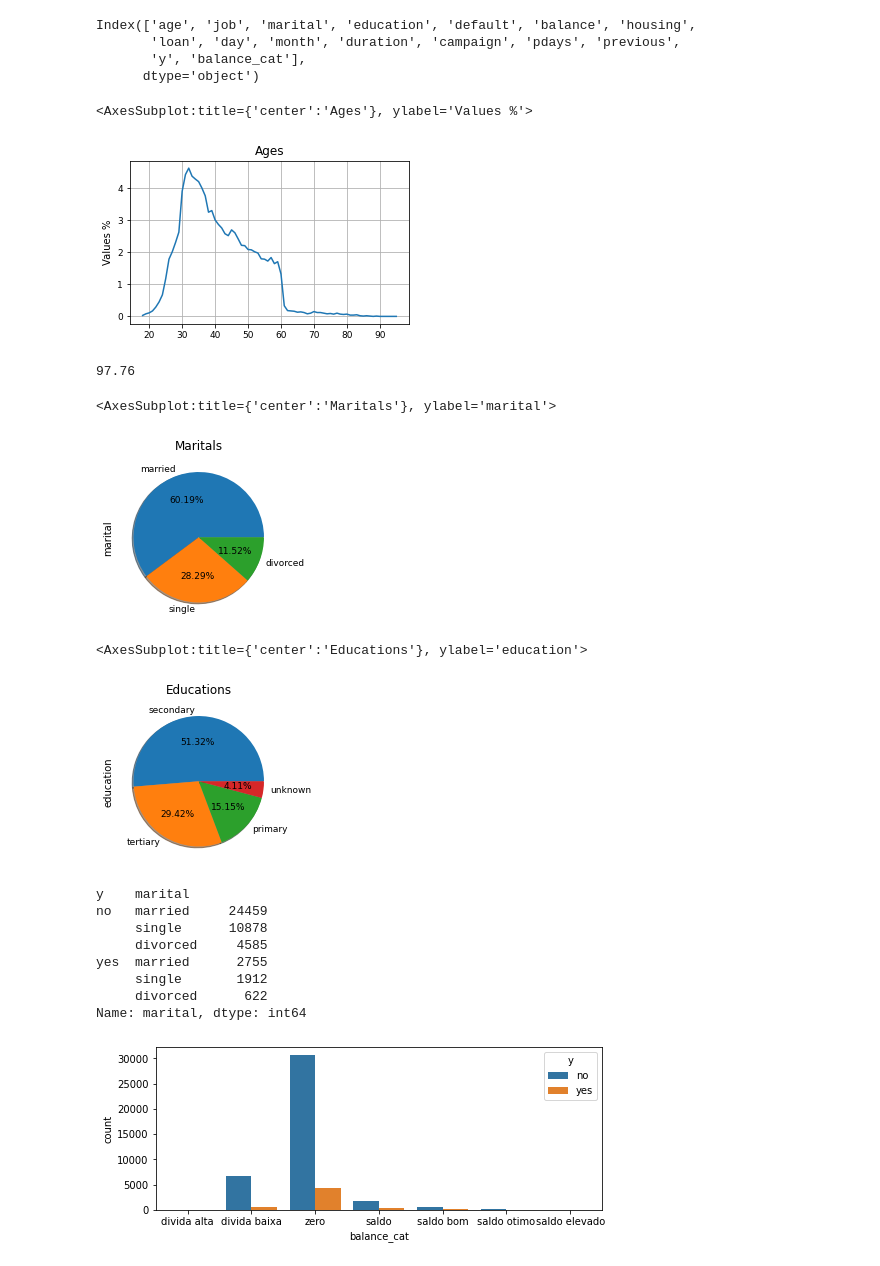
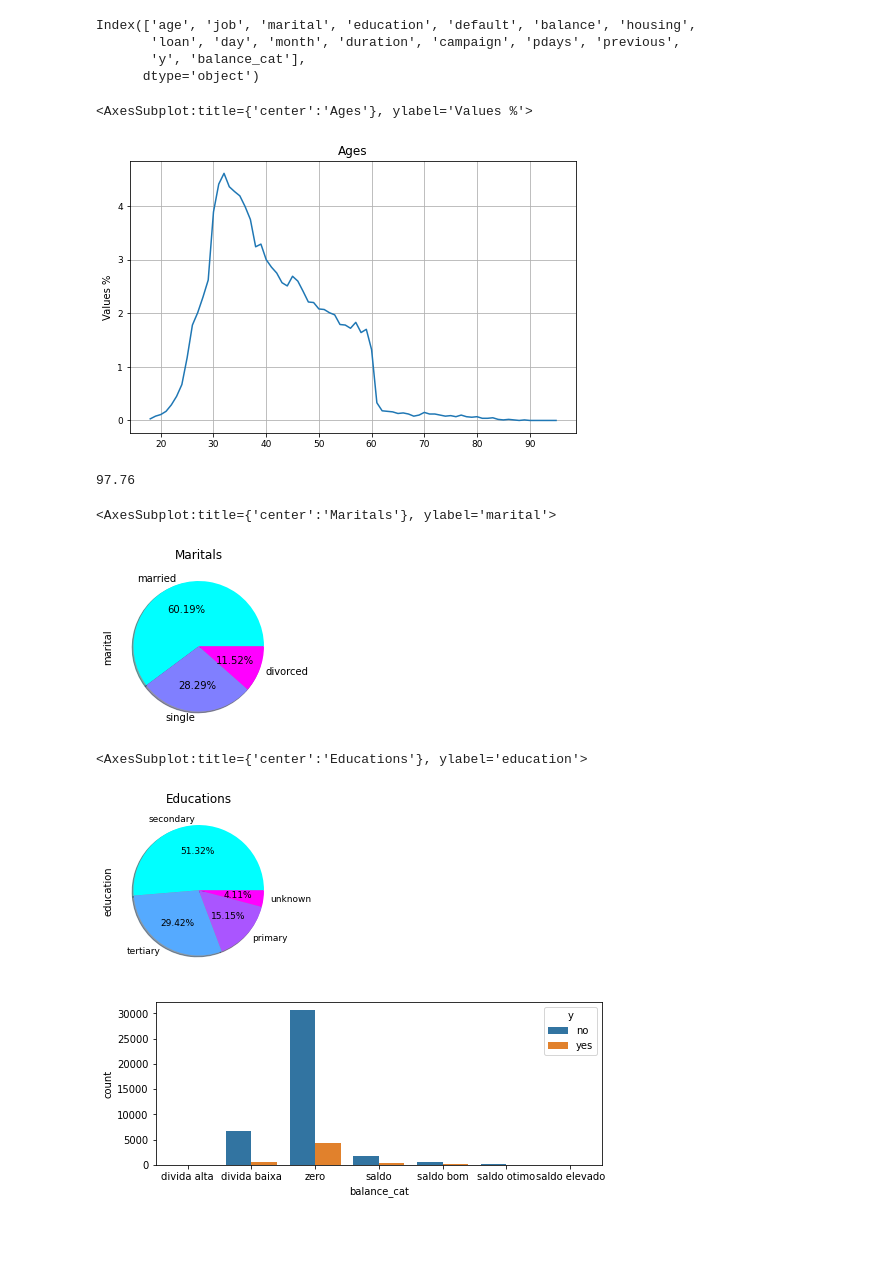
Before and after one commit to CesarSun/Digital-House-G3, a Jupyter notebook: DH_G3_T3_Bank.ipynb, the cells around one changed output. Drawn from its saved outputs; the diff is of its cells as text; code cells hidden in the pictures; blank space fills up the shorter version.

```diff
--- a/DH_G3_T3_Bank.ipynb
+++ b/DH_G3_T3_Bank.ipynb
@@ -174,10 +218,10 @@ Index(['age', 'job', 'marital', 'education', 'default', 'balance', 'housing',
 # %%
 ages = round(data_std['age'].value_counts()/len(data_std)*100,2)
 
-ages.sort_index().plot(kind='line', title='Ages' , ylabel = 'Values %', fontsize=9, figsize = (5,3), grid=True)
+ages.sort_index().plot(kind='line', title='Ages' , ylabel = 'Values %', fontsize=9, figsize = (8,5), grid=True)
 # %% [output]
 <AxesSubplot:title={'center':'Ages'}, ylabel='Values %'>
-[figure, old version]
+[figure, new version]
 # %%
 jobs = round(data_std['job'].value_counts()/len(data_std)*100,2)
 
@@ -187,28 +231,19 @@ jobs = round(data_std['job'].value_counts()/len(data_std)*100,2)
 # %%
 maritals = round(data_std['marital'].value_counts()/len(data_std)*100,2)
 
-maritals.plot(kind='pie', title='Maritals', fontsize=9, figsize = (5,3), autopct="%.2f%%", shadow=True)
+maritals.plot(kind='pie', title='Maritals', fontsize=10,
+              figsize = (5,3), autopct="%.2f%%", shadow=True, colormap='cool')
 # %% [output]
 <AxesSubplot:title={'center':'Maritals'}, ylabel='marital'>
-[figure, old version]
+[figure, new version]
 # %%
 educations = round(data_std['education'].value_counts()/len(data_std)*100,2)
 
-educations.plot(kind='pie', title='Educations', fontsize=9, figsize = (5,3), autopct="%.2f%%", shadow=True)
+educations.plot(kind='pie', title='Educations', fontsize=9,
+                figsize = (5,3), autopct="%.2f%%", shadow=True, colormap='cool')
 # %% [output]
 <AxesSubplot:title={'center':'Educations'}, ylabel='education'>
-[figure, old version]
+[figure, new version]
-# %%
-data_std.groupby('y').marital.value_counts()
-# %% [output]
-y    marital
-no   married     24459
-     single      10878
-     divorced     4585
-yes  married      2755
-     single       1912
-     divorced      622
-Name: marital, dtype: int64
 # %%
 fig, axes = plt.subplots(figsize=(8, 3))
 df = data_std['balance_cat'].value_counts()
```
Also changed, not shown: parts of 29 cells of this notebook.
